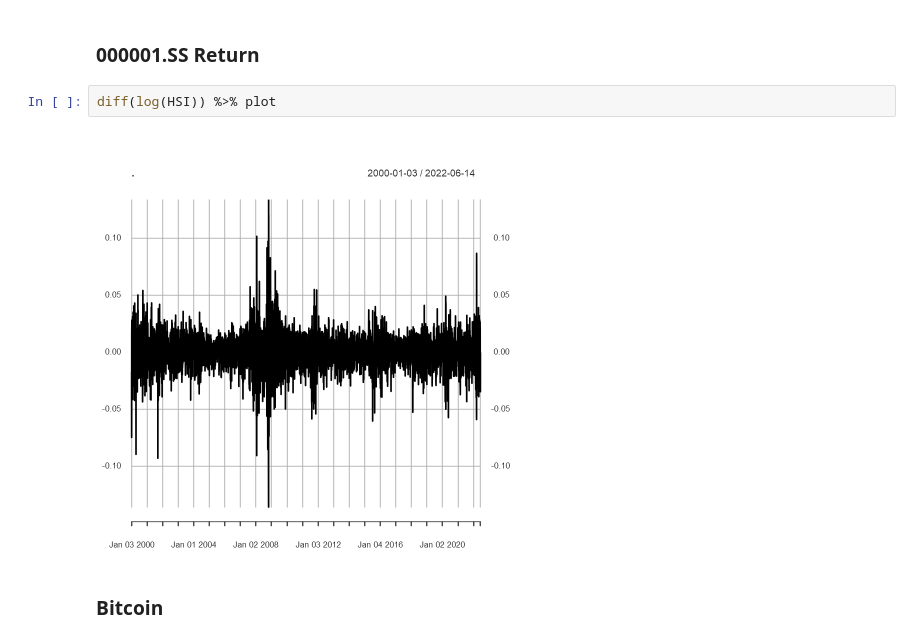
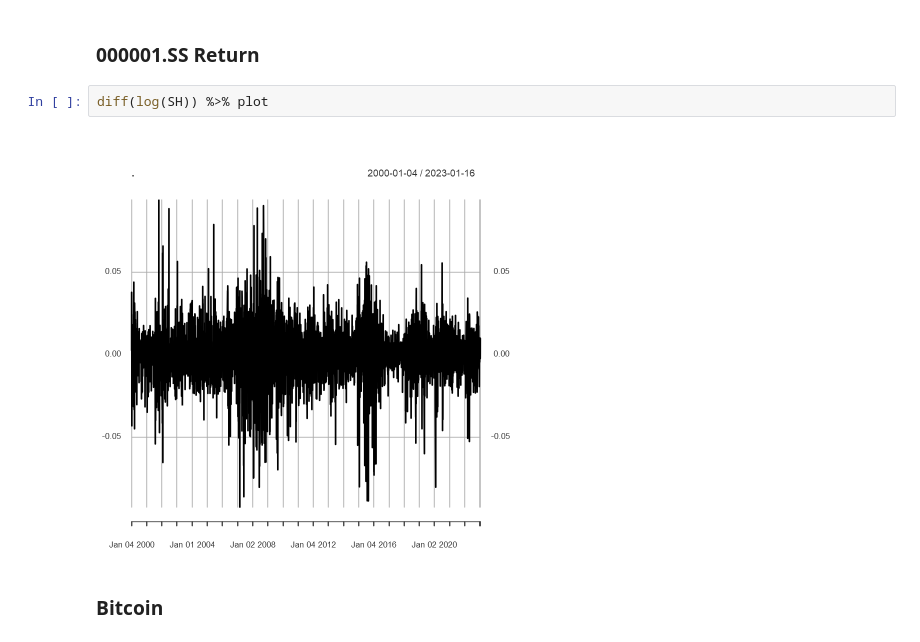
Before and after one commit to zhentaoshi/econ_data_science, a Jupyter notebook: 02-data_visualization.ipynb, the cells around one changed output. Saved outputs shown, nothing was run; the diff lists cells and outputs as text.

```diff
--- a/02-data_visualization.ipynb
+++ b/02-data_visualization.ipynb
@@ -78,9 +94,9 @@ Warning message:
 # %% [markdown]
 ### 000001.SS Return
 # %%
-diff(log(HSI)) %>% plot
+diff(log(SH)) %>% plot
 # %% [output]
-[figure, old version]
+[figure, new version]
 # %% [markdown]
 ### Bitcoin
 # %%
```
Also changed, not shown: parts of 10 cells of this notebook, 3 other files.
